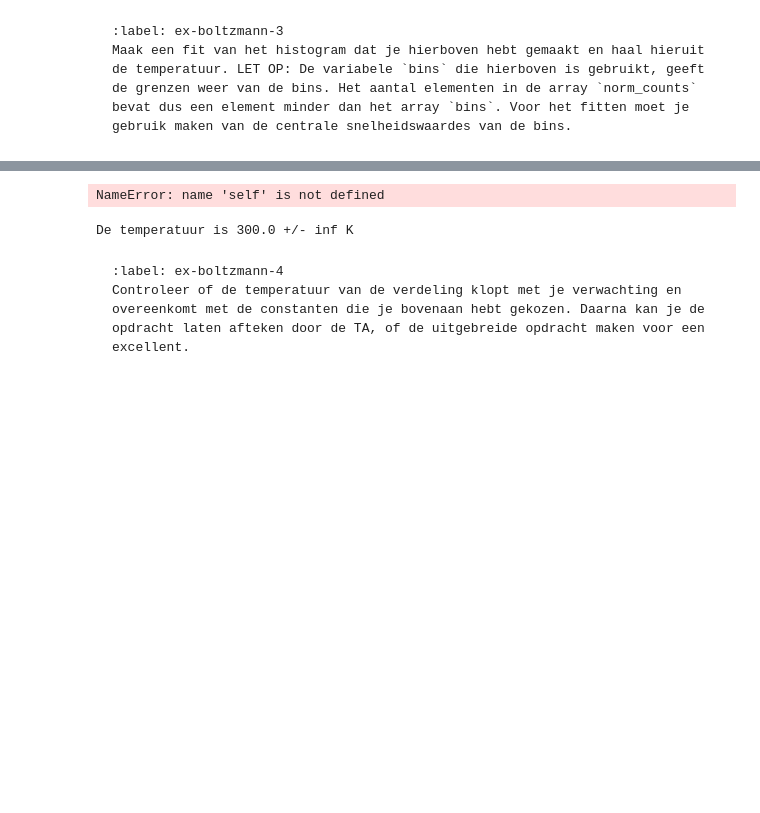
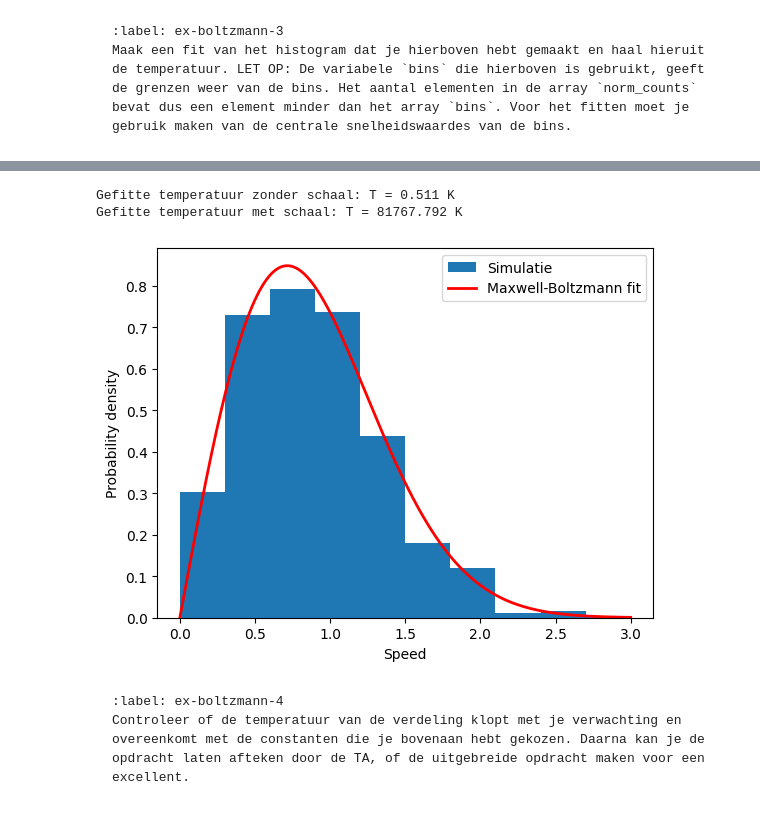
Before and after one commit to BobVill/32, a Jupyter notebook: Content/PySim/6_boltzmann.ipynb, the cells around one changed output, grey strips where cells are left out. Cells and saved outputs as stored; diff of their text form; code cells hidden in the pictures; blank space fills up the shorter version.

Commit message:
simulatie 6 gemaakt, moet het nog laten controleren

````diff
--- a/Content/PySim/6_boltzmann.ipynb
+++ b/Content/PySim/6_boltzmann.ipynb
@@ -394,49 +345,29 @@ T = 300.0000 ± inf
-# %%
-from scipy.optimize import curve_fit
-bin_centers = 0.5 * (bins[:-1] + bins[1:])
-def f_2D(v, T):
-    m=1.0
-    return (self.m * v / (k * T)) * np.exp(-self.m * v**2 / (2 * k * T))
-from scipy.optimize import curve_fit
-
-# beginwaarde voor T (orde van grootte is genoeg)
-T_guess = 1.0
-
-popt, pcov = curve_fit(
-    f_2D,
-    bin_centers,
-    norm_counts,
-    p0=[T_guess]
-)
-
-T_fit = popt[0]
-T_err = np.sqrt(pcov[0, 0])
-
-print(f"T = {T_fit:.3f} ± {T_err:.3f}")
-v_fit = np.linspace(0, bins[-1], 300)
-
-plt.figure()
-plt.stairs(norm_counts, bins, fill=True, label="Histogram")
-plt.plot(v_fit, f_2D(v_fit, T_fit), 'r', label="Fit")
-plt.xlabel("Speed")
-plt.ylabel("Probability density")
-plt.legend()
-plt.show()
-# %% [output]
-NameError: name 'self' is not defined
-# %%
-k=1.38e-23  # J/K
-def snelheids_verdeling(x, T):
-    m, v =x
-    f=m*v/(k*T) * np.exp(-m*v**2/(2*k*T))
-    return f
-
-
-# Curve fit uitvoeren
-val, cov= curve_fit(snelheids_verdeling, (), v)
-print('De temperatuur is',val[0], '+/-', np.sqrt(cov[0,0]), 'K' )
-# %% [output]
-De temperatuur is 300.0 +/- inf K
+# %%
+def f_2D(v, T):
+    m = 1.0
+    k = 1.0
+    return (m * v / (k * T)) * np.exp(-m * v**2 / (2 * k * T))
+bin_centers = 0.5 * (bins[:-1] + bins[1:])
+
+#T_guess = 0.5 * V_0**2*V_0_scale**2
+val, cov = curve_fit(f_2D, bin_centers, norm_counts) #, p0=[T_guess])
+
+
+print('Gefitte temperatuur zonder schaal: T = %.3f K' %(val))
+print('Gefitte temperatuur met schaal: T = %.3f K'%(val*T_scale))
+v_test = np.linspace(0, bins[-1], 200)
+
+plt.figure()
+plt.xlabel("Speed")
+plt.ylabel("Probability density")
+plt.stairs(norm_counts, bins, fill=True, label="Simulatie")
+plt.plot(v_test, f_2D(v_test, val), 'r-', lw=2, label="Maxwell-Boltzmann fit")
+plt.legend()
+plt.show()
+# %% [output]
+Gefitte temperatuur zonder schaal: T = 0.511 K
+Gefitte temperatuur met schaal: T = 81767.792 K
+[figure, added]
 # %% [markdown]
 ```{exercise}
 :label: ex-boltzmann-4
````
Also changed, not shown: parts of 6 cells of this notebook.
